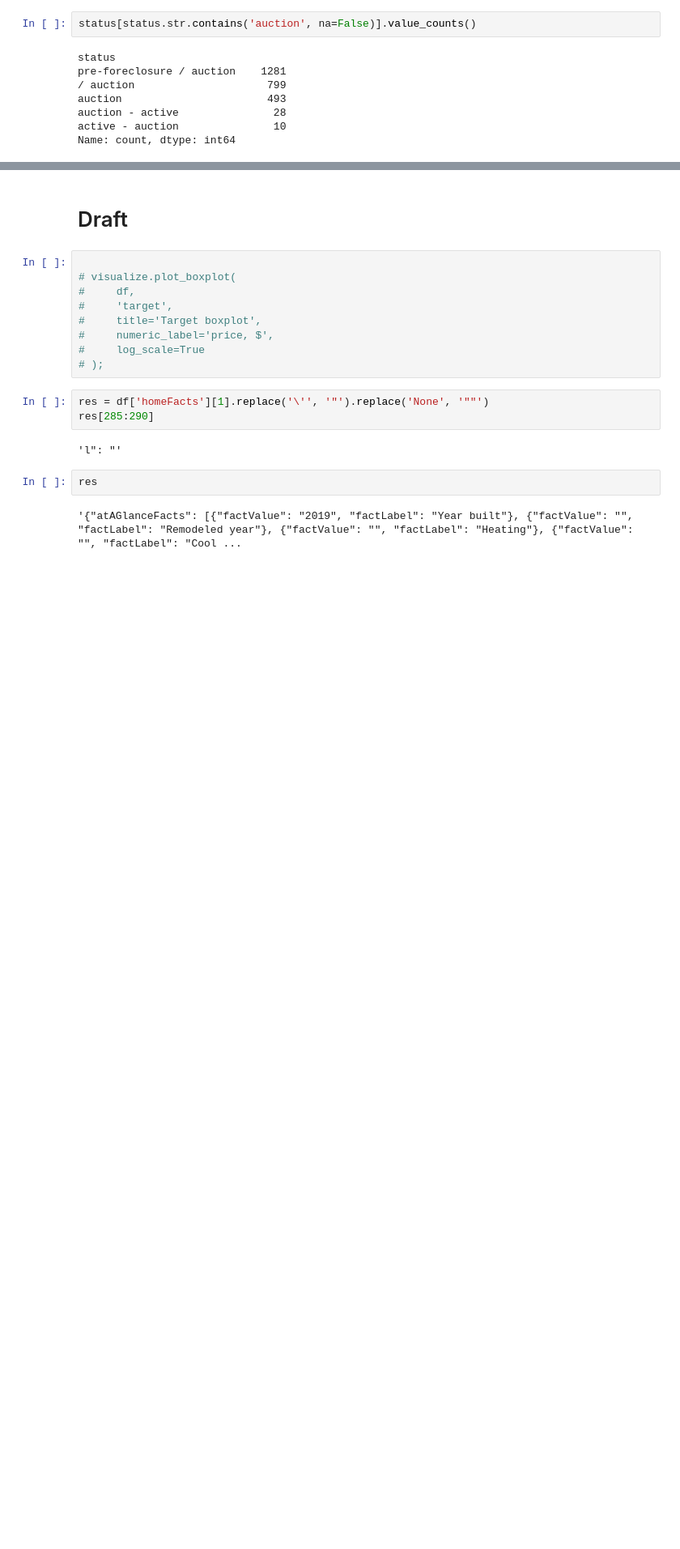
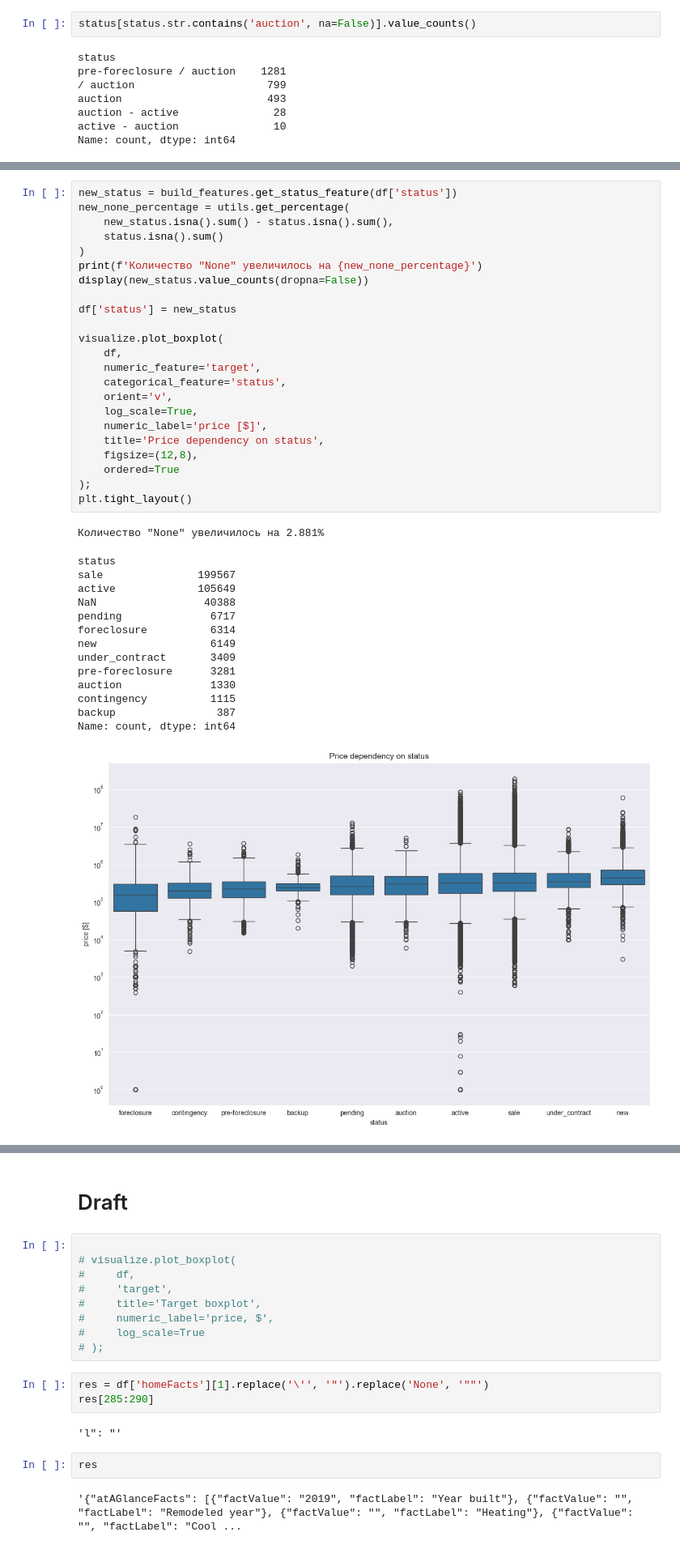
Before and after one commit to mvulf/housing_cost, a Jupyter notebook: notebooks/1.0-mv-data-understanding.ipynb, the cells around one changed output, grey strips where cells are left out. Shown: that part at 81% size. Cells and saved outputs as stored; diff of their text form; blank space fills up the shorter version.

Commit message:
[ADD] status

```diff
--- a/notebooks/1.0-mv-data-understanding.ipynb
+++ b/notebooks/1.0-mv-data-understanding.ipynb
@@ -1457,0 +1539,39 @@ Name: count, dtype: int64
+# %%
+new_status = build_features.get_status_feature(df['status'])
+new_none_percentage = utils.get_percentage(
+    new_status.isna().sum() - status.isna().sum(),
+    status.isna().sum()
+)
+print(f'Количество "None" увеличилось на {new_none_percentage}')
+display(new_status.value_counts(dropna=False))
+
+df['status'] = new_status
+
+visualize.plot_boxplot(
+    df,
+    numeric_feature='target',
+    categorical_feature='status',
+    orient='v',
+    log_scale=True,
+    numeric_label='price [$]',
+    title='Price dependency on status',
+    figsize=(12,8),
+    ordered=True
+);
+plt.tight_layout()
+# %% [output]
+Количество "None" увеличилось на 2.881%
+status
+sale               199567
+active             105649
+NaN                 40388
+pending              6717
+foreclosure          6314
+new                  6149
+under_contract       3409
+pre-foreclosure      3281
+auction              1330
+contingency          1115
+backup                387
+Name: count, dtype: int64
+[figure, added]
```
Also changed, not shown: parts of 24 cells of this notebook, 2 other files.
